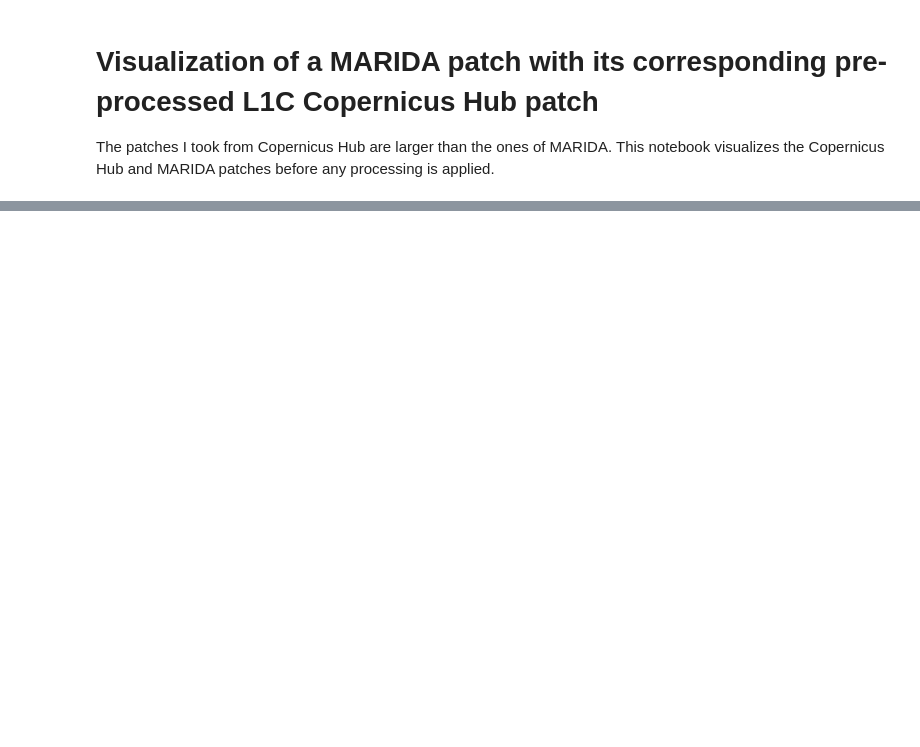
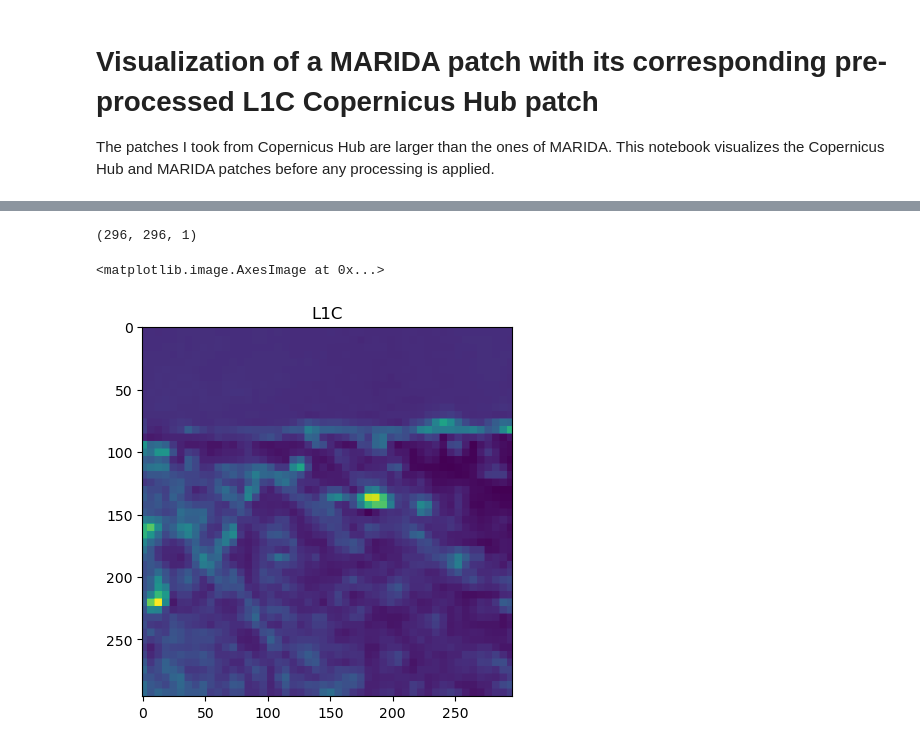
Before and after one commit to lucamarini22/marine-anomaly-detection, a Jupyter notebook: notebooks/l1c_generation/0 _Visualize_comparison_of_marida_and_copernicus_hub_before_processing.ipynb, the cells around one changed output, grey strips where cells are left out. Cells and saved outputs as stored; diff of their text form; code cells hidden in the pictures; blank space fills up the shorter version.

```diff
--- a/notebooks/l1c_generation/0 _Visualize_comparison_of_marida_and_copernicus_hub_before_processing.ipynb
+++ b/notebooks/l1c_generation/0 _Visualize_comparison_of_marida_and_copernicus_hub_before_processing.ipynb
@@ -25,7 +31,7 @@ cop_hub_patches_path = "/data/pyraws_luca/pyraws/generate_l1c/l1c_images"
 # B01, B02, B03, B04, B05, B06, B07, B08, B8A, B11, B12
 BAND_NAMES_IN_MARIDA = ["B01", "B02", "B03", "B04", "B05", "B06", "B07", "B08", "B8A", "B11", "B12"]
 
-number = "0"
+number = "1"
 ext = ".tif"
 marida_patch_name = "S2_24-3-20_18QYF" #"S2_29-11-15_16PEC"
 L1C = "_l1c_"
@@ -53,14 +63,18 @@ plt.imshow(img_marida[:, :, band_marida])
 # %%
 img_cop_hub, _ = tif_io.acquire_data(
     os.path.join(
         cop_hub_patches_path,
         marida_patch_name,
         marida_patch_name + "_" + number,
         marida_patch_name + "_" + number + L1C + band_cop_hub + ext)
 )
 print(img_cop_hub.shape)
-plt.title("Copernicus Hub")
+plt.title("L1C")
 plt.imshow(img_cop_hub)
+# %% [output]
+(296, 296, 1)
+<matplotlib.image.AxesImage at 0x...>
+[figure, added]
 # %%
 fig, ax = plt.subplots(1, 2)
 ax[0].set_title("MARIDA")
```
Also changed, not shown: parts of 5 cells of this notebook, 3 other files.
